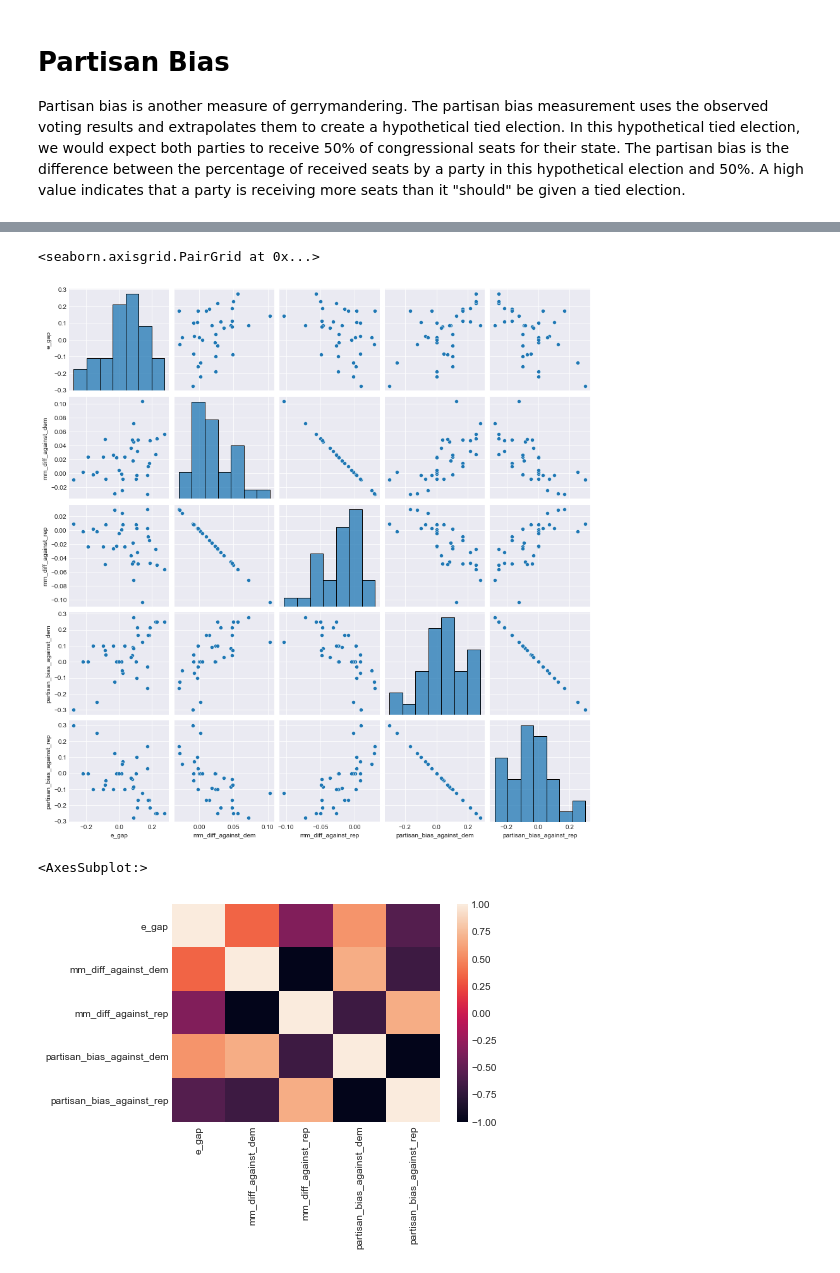
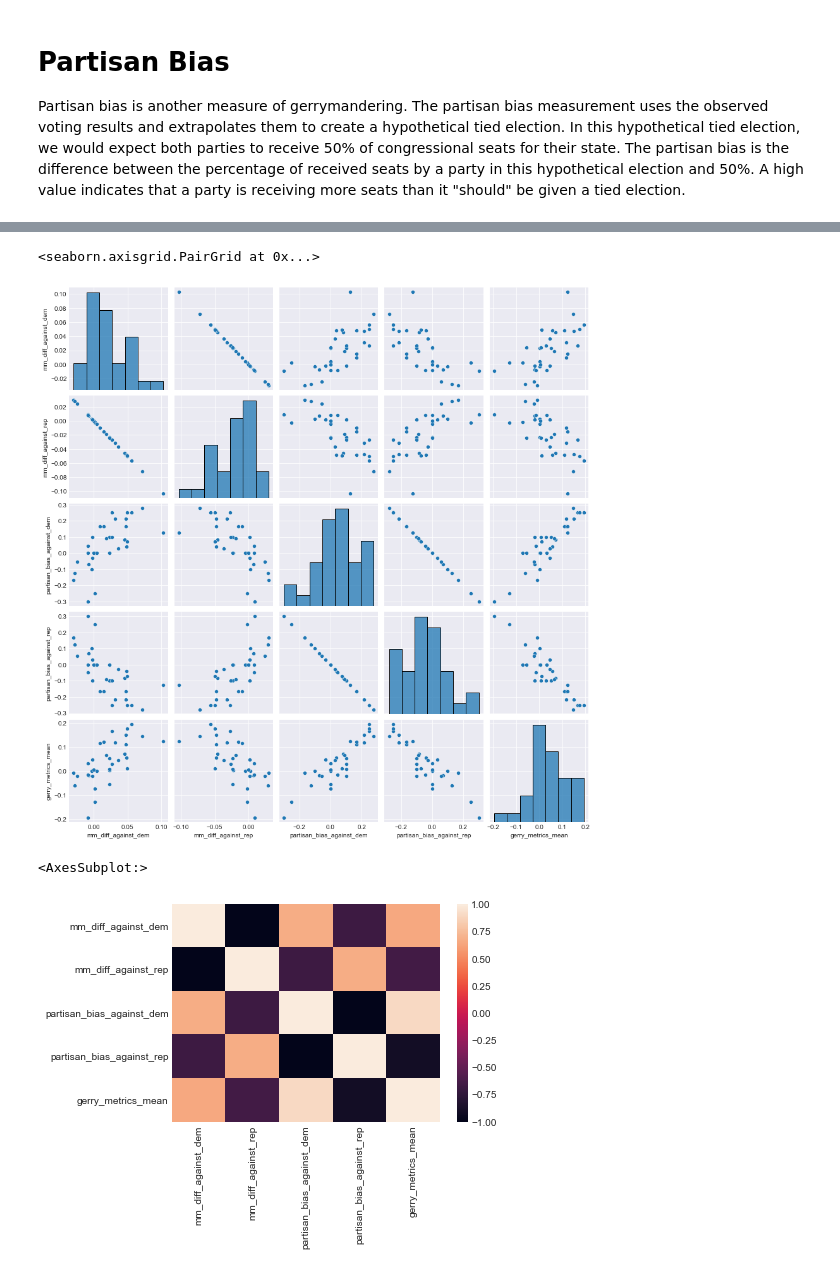
Before and after one commit to dpalencia/cs541g3, a Jupyter notebook: Notebooks/Data Understanding/District Vote Counts - Gerrymandering Analysis.ipynb, the cells around one changed output, grey strips where cells are left out. Drawn from its saved outputs; the diff is of its cells as text; code cells hidden in the pictures.

Commit message:
Distributions and visualizing hypothesis tests

```diff
--- a/Notebooks/Data Understanding/District Vote Counts - Gerrymandering Analysis.ipynb
+++ b/Notebooks/Data Understanding/District Vote Counts - Gerrymandering Analysis.ipynb
@@ -484,0 +466,7 @@ plt.title("Mean Median",Fontsize = 15);
+# %%
+for state in vote_counts_bystate_sorted.index:
+    dem_votes = vote_counts_bydistrict.loc[state, "dem_votes"]
+    rep_votes = vote_counts_bydistrict.loc[state, "rep_votes"]
+    mm_diff_against_dem, mm_diff_against_rep = get_mm(dem_votes, rep_votes)
+    vote_counts_bystate_sorted.loc[state, "mm_diff_against_dem"] = mm_diff_against_dem
+    vote_counts_bystate_sorted.loc[state, "mm_diff_against_rep"] = mm_diff_against_rep
@@ -491,23 +513,3 @@ Partisan bias is another measure of gerrymandering. The partisan bias measuremen
 # This number represents the number of votes above 50% a party received in a state.
 def get_vote_diff(total_votes, total_votes_party, target_percent, districts):
     return ((total_votes_party / total_votes) - target_percent) * total_votes / districts
-# %%
-def get_pb():
-    for state in (vote_counts_bystate.index):
-        dem_votes = np.array(vote_counts_bydistrict.loc[state,"dem_votes"])
-        rep_votes = np.array(vote_counts_bydistrict.loc[state,"rep_votes"])
-        dem_votes_total = np.sum(dem_votes)
-        rep_votes_total = np.sum(rep_votes)
-        num_districts = len(vote_counts_bydistrict.loc[state,:])
-        vote_total_state = np.sum([dem_votes, rep_votes])
-        dem_votes_tied = dem_votes - (get_vote_diff(vote_total_state, dem_votes_total, .5, num_districts))
-        rep_votes_tied = rep_votes - (get_vote_diff(vote_total_state,  rep_votes_total, .5, num_districts))
-        rep_won_districts = np.sum(np.greater(rep_votes_tied, dem_votes_tied))
-        dem_won_districts = np.sum(np.greater(dem_votes_tied, rep_votes_tied))
-        rep_won_percent = rep_won_districts / num_districts
-        dem_won_percent = dem_won_districts / num_districts
-        vote_counts_bystate.loc[state, "partisan_bias_against_dem"] = rep_won_percent - .5
-        vote_counts_bystate.loc[state, "partisan_bias_against_rep"] = dem_won_percent - .5
-    return vote_counts_bystate
-
-vote_counts_bystate_partisan = get_pb()
@@ -523,0 +516,7 @@ vote_counts_bystate.head()
+# %%
+for state in vote_counts_bystate_sorted.index:
+    dem_votes = vote_counts_bydistrict.loc[state, "dem_votes"]
+    rep_votes = vote_counts_bydistrict.loc[state, "rep_votes"]
+    partisan_bias_against_dem, partisan_bias_against_rep = get_pb(dem_votes, rep_votes)
+    vote_counts_bystate_sorted.loc[state, "partisan_bias_against_dem"] = partisan_bias_against_dem
+    vote_counts_bystate_sorted.loc[state, "partisan_bias_against_rep"] = partisan_bias_against_rep
@@ -523,0 +556,3 @@ vote_counts_bystate.head()
+# %%
+metrics = vote_counts_bystate_sorted.loc[:,["partisan_bias_against_dem", "e_gap", "mm_diff_against_dem"]]
+vote_counts_bystate_sorted["gerry_metrics_mean"] = metrics.mean(axis=1)
@@ -524,11 +598,11 @@ vote_counts_bystate.head()
 # %%
-sns.pairplot(vote_counts_bystate.iloc[:,2:])
+sns.pairplot(vote_counts_bystate_sorted.iloc[:,5:])
 # %% [output]
 <seaborn.axisgrid.PairGrid at 0x...>
-[figure, old version]
+[figure, new version]
 # %%
-corr = vote_counts_bystate.iloc[:,2:].corr()
+corr = vote_counts_bystate_sorted.iloc[:,5:].corr()
 sns.heatmap(corr)
 # %% [output]
 <AxesSubplot:>
-[figure, old version]
+[figure, new version]
```
Also changed, not shown: parts of 50 cells of this notebook.
